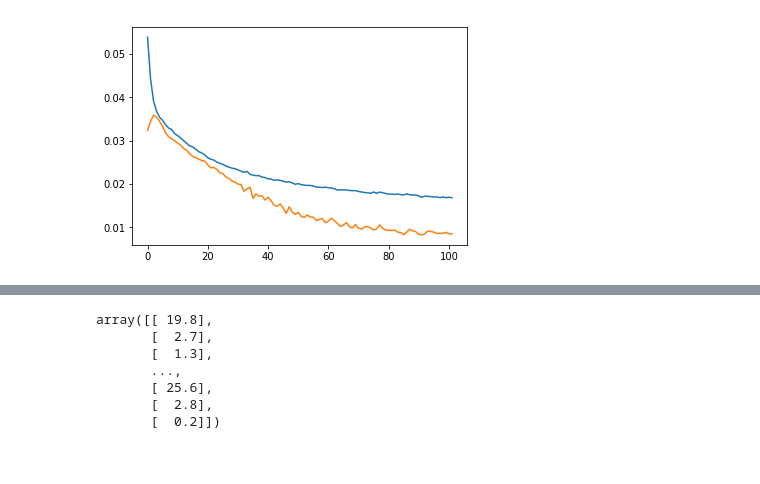
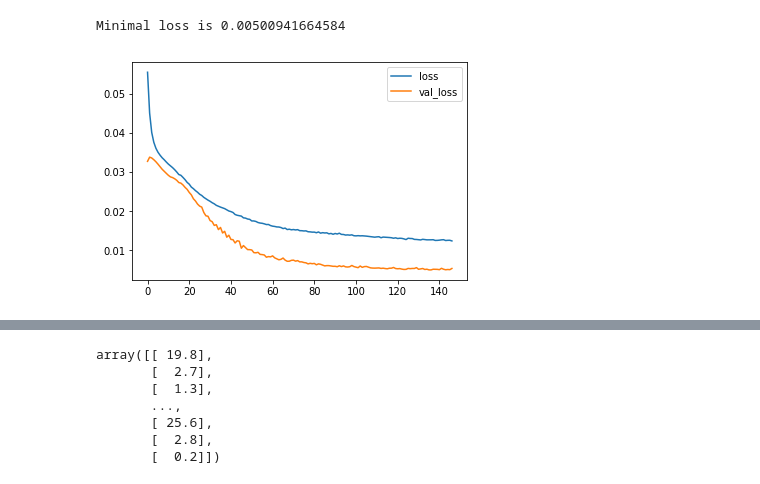
Before and after one commit to matech96/Deep-Learning-a-gyakorlatban-3-hazi, a Jupyter notebook: Weather model.ipynb, the cells around one changed output, grey strips where cells are left out. Saved outputs shown, nothing was run; the diff lists cells and outputs as text; code cells hidden in the pictures.

```diff
--- a/Weather model.ipynb
+++ b/Weather model.ipynb
@@ -70,0 +75,7 @@ model.evaluate(dev_data_many_day_x, dev_data_many_day_y)
+# %%
+lossIdx = np.argwhere(map(lambda x: x == 'loss', model.metrics_names))[0, 0]
+# %%
+lossArr = []
+for model in modelArr:
+    metrics = model.evaluate(dev_data_many_day_x, dev_data_many_day_y, batch_size=batch_size)
+    lossArr.append(metrics[lossIdx])
@@ -71,6 +99,12 @@ model.evaluate(dev_data_many_day_x, dev_data_many_day_y)
 # %%
+minLoss = np.min(lossArr)
+print('Minimal loss is', minLoss)
+minLossIdx = np.argmin(lossArr)
+hst = hstArr[minLossIdx]
 plt.plot(hst['loss'])
 plt.plot(hst['val_loss'])
+plt.legend(['loss', 'val_loss'])
 plt.show()
 # %% [output]
+Minimal loss is 0.00500941664584
-[figure, old version]
+[figure, new version]
```
Also changed, not shown: parts of 8 cells of this notebook.
